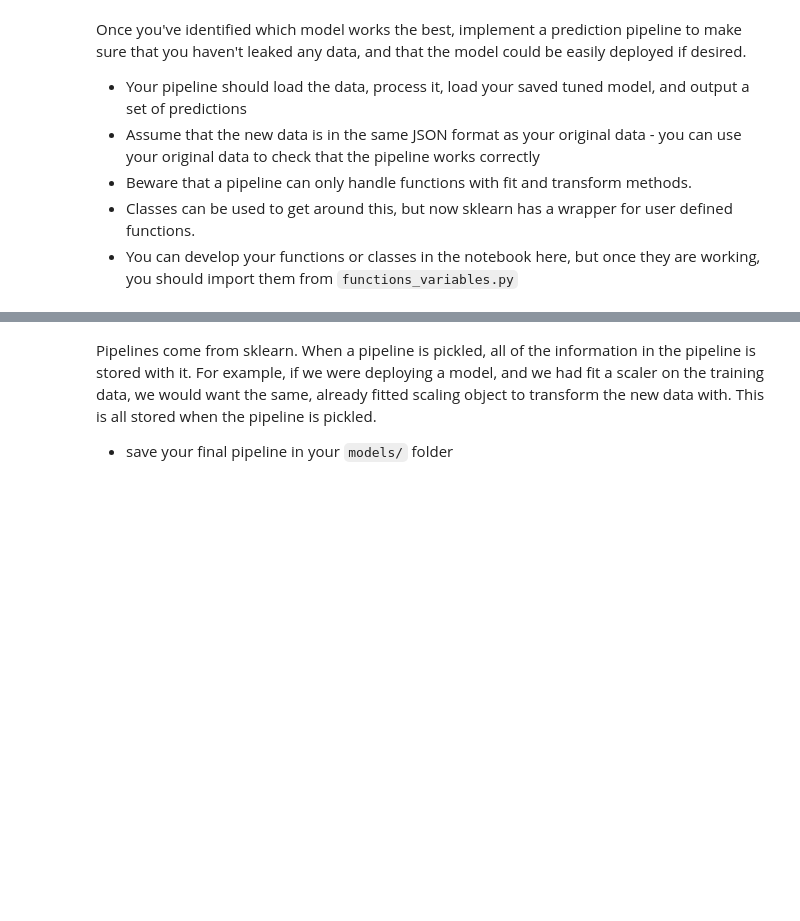
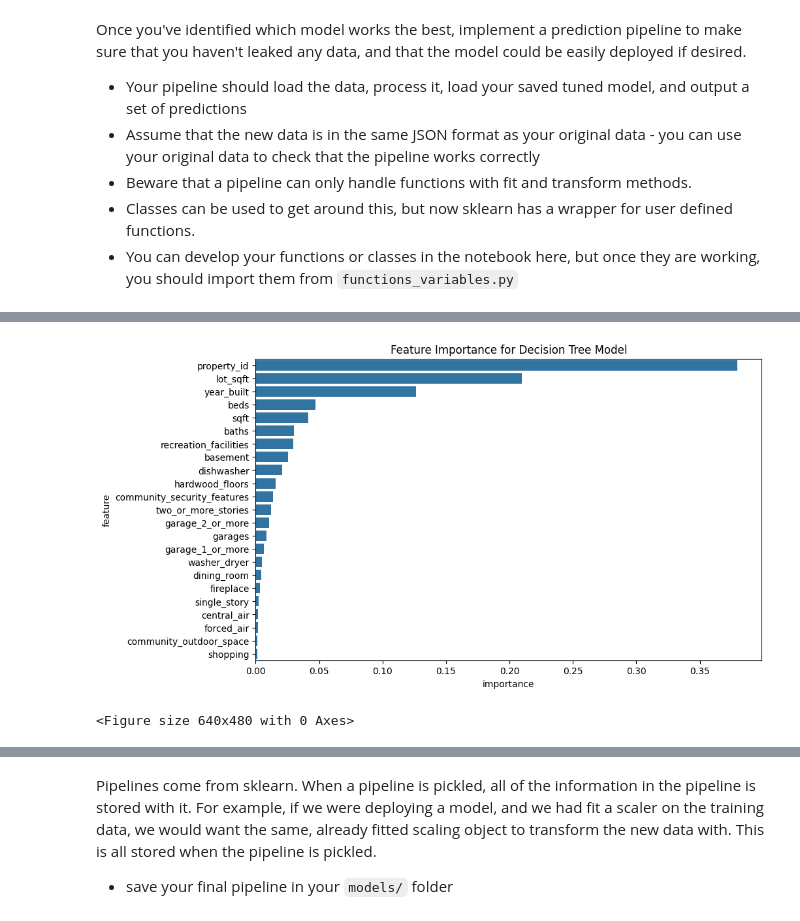
Before and after one commit to mahikajain20/Data-Project-Supervised-Learning, a Jupyter notebook: notebooks/3 - tuning_pipeline.ipynb, the cells around one changed output, grey strips where cells are left out. Cells and saved outputs as stored; diff of their text form; code cells hidden in the pictures; blank space fills up the shorter version.

```diff
--- a/notebooks/3 - tuning_pipeline.ipynb
+++ b/notebooks/3 - tuning_pipeline.ipynb
@@ -86,0 +429,6 @@ Once you've identified which model works the best, implement a prediction pipeli
+# %%
+#Feature importance Decision Tree
+feature_importance_dt = final_model_dt_no_city.feature_importances_
+features_dt = X_train_no_city.columns
+feature_df_dt = pd.DataFrame({'feature': features_dt, 'importance': feature_importance_dt})
+feature_df_dt = feature_df_dt.sort_values(by='importance', ascending=False)
@@ -86,0 +452,11 @@ Once you've identified which model works the best, implement a prediction pipeli
+# %%
+#plot feature importance for decision tree
+plt.figure(figsize=(10, 6))
+sns.barplot(x='importance', y='feature', data=feature_df_dt)
+plt.title('Feature Importance for Decision Tree Model')
+plt.show()
+
+plt.savefig('../images/feature_importance_dt.png')
+# %% [output]
+[figure, added]
+<Figure size 640x480 with 0 Axes>
```
Also changed, not shown: parts of 49 cells of this notebook, 13 other files.
